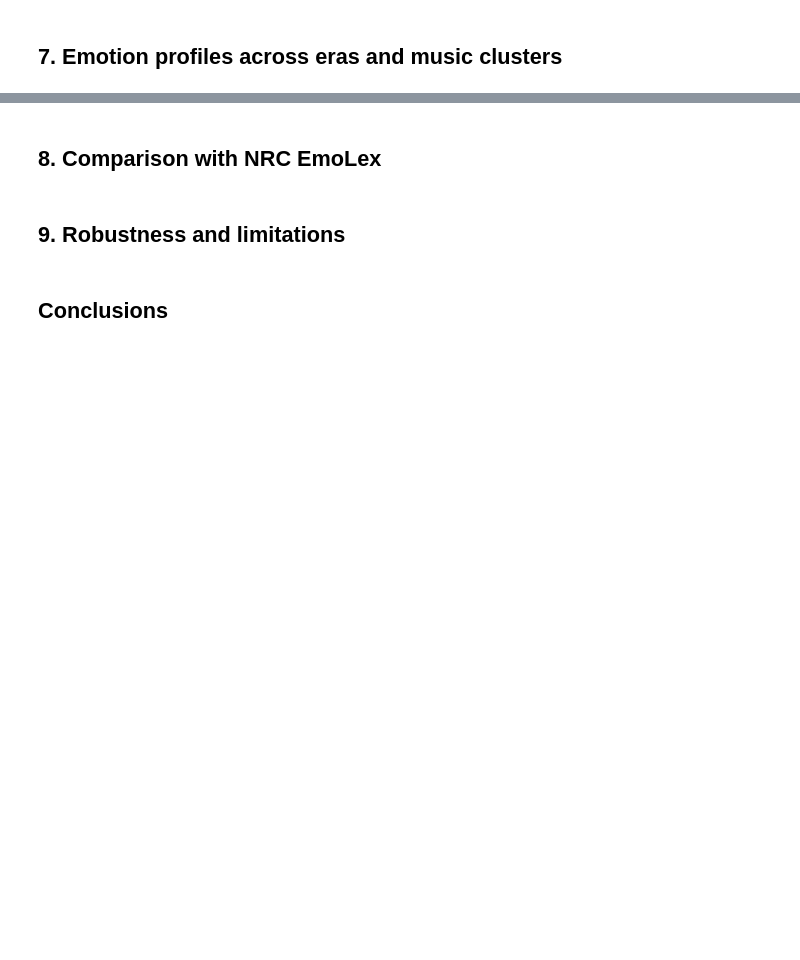
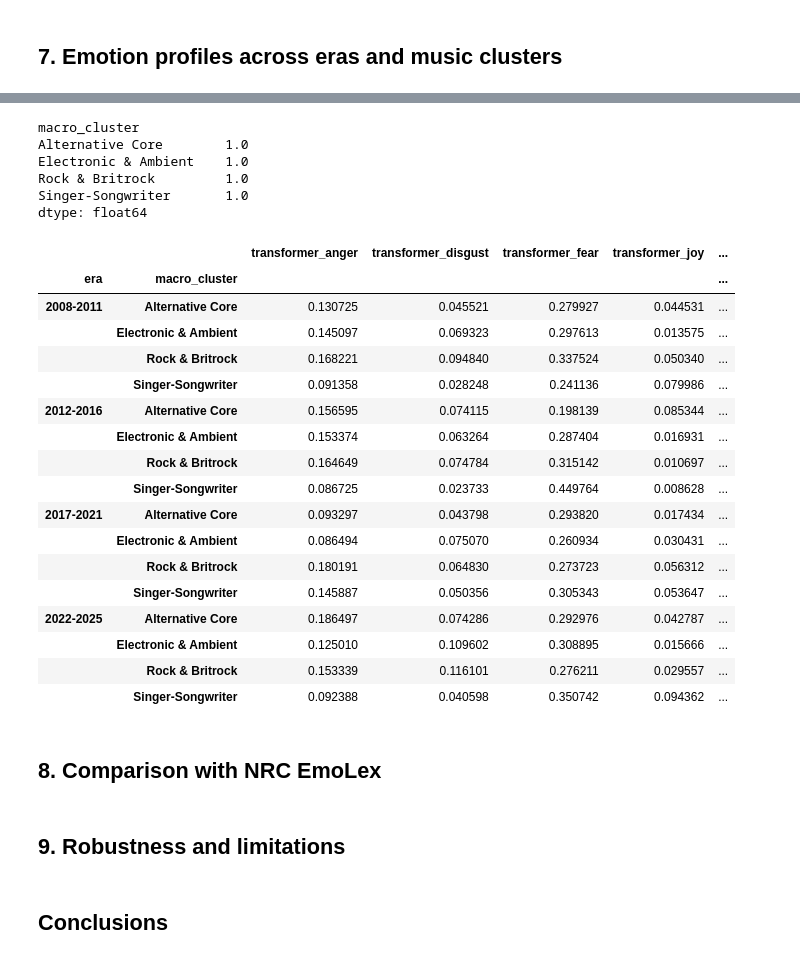
Before and after one commit to fredzell/music-mood-profiler, a Jupyter notebook: notebooks/10_sentiment_and_emotion_transformer_analysis.ipynb, the cells around one changed output, grey strips where cells are left out. Drawn from its saved outputs; the diff is of its cells as text; code cells hidden in the pictures; blank space fills up the shorter version.

Commit message:
model results generated

```diff
--- a/notebooks/10_sentiment_and_emotion_transformer_analysis.ipynb
+++ b/notebooks/10_sentiment_and_emotion_transformer_analysis.ipynb
@@ -428,0 +490,6 @@ sum(pennywise_profile.values())
+# %%
+transformer_profiles = pd.json_normalize(lyrics_df["transformer_emotions"])
+
+transformer_profiles = transformer_profiles.add_prefix("transformer_")
+
+transformer_profiles.head()
@@ -428,0 +503,20 @@ sum(pennywise_profile.values())
+# %%
+lyrics_df = pd.concat(
+    [
+        lyrics_df.reset_index(drop=True),
+        transformer_profiles.reset_index(drop=True)
+    ],
+    axis=1
+)
+# %%
+transformer_columns = [
+    "transformer_anger",
+    "transformer_disgust",
+    "transformer_fear",
+    "transformer_joy",
+    "transformer_neutral",
+    "transformer_sadness",
+    "transformer_surprise"
+]
+
+lyrics_df[transformer_columns].describe()
@@ -428,0 +545,4 @@ sum(pennywise_profile.values())
+# %%
+# Adding dominat emotion column based on the highest probability from the transformer model
+
+lyrics_df["transformer_dominant_emotion"] = (lyrics_df[transformer_columns].idxmax(axis=1).str.replace("transformer_", "", regex=False))
@@ -431,3 +629,35 @@ sum(pennywise_profile.values())
+# %%
+transformer_by_macro.sum(axis=1)
+# %% [output]
+macro_cluster
+Alternative Core        1.0
+Electronic & Ambient    1.0
+Rock & Britrock         1.0
+Singer-Songwriter       1.0
+dtype: float64
+# %%
+transformer_by_era_macro = (lyrics_df.groupby(["era", "macro_cluster"])[transformer_columns].mean())
+
+transformer_by_era_macro
+# %% [output]
+|  |  | transformer_anger | transformer_disgust | transformer_fear | transformer_joy | ... |
+| era | macro_cluster |  |  |  |  | ... |
+| 2008-2011 | Alternative Core | 0.130725 | 0.045521 | 0.279927 | 0.044531 | ... |
+|  | Electronic & Ambient | 0.145097 | 0.069323 | 0.297613 | 0.013575 | ... |
+|  | Rock & Britrock | 0.168221 | 0.094840 | 0.337524 | 0.050340 | ... |
+|  | Singer-Songwriter | 0.091358 | 0.028248 | 0.241136 | 0.079986 | ... |
+| 2012-2016 | Alternative Core | 0.156595 | 0.074115 | 0.198139 | 0.085344 | ... |
+|  | Electronic & Ambient | 0.153374 | 0.063264 | 0.287404 | 0.016931 | ... |
+|  | Rock & Britrock | 0.164649 | 0.074784 | 0.315142 | 0.010697 | ... |
+|  | Singer-Songwriter | 0.086725 | 0.023733 | 0.449764 | 0.008628 | ... |
+| 2017-2021 | Alternative Core | 0.093297 | 0.043798 | 0.293820 | 0.017434 | ... |
+|  | Electronic & Ambient | 0.086494 | 0.075070 | 0.260934 | 0.030431 | ... |
+|  | Rock & Britrock | 0.180191 | 0.064830 | 0.273723 | 0.056312 | ... |
+|  | Singer-Songwriter | 0.145887 | 0.050356 | 0.305343 | 0.053647 | ... |
+| 2022-2025 | Alternative Core | 0.186497 | 0.074286 | 0.292976 | 0.042787 | ... |
+|  | Electronic & Ambient | 0.125010 | 0.109602 | 0.308895 | 0.015666 | ... |
+|  | Rock & Britrock | 0.153339 | 0.116101 | 0.276211 | 0.029557 | ... |
+|  | Singer-Songwriter | 0.092388 | 0.040598 | 0.350742 | 0.094362 | ... |
 # %% [markdown]
 ## 8. Comparison with NRC EmoLex
 # %% [markdown]
```
Also changed, not shown: parts of 20 cells of this notebook.
